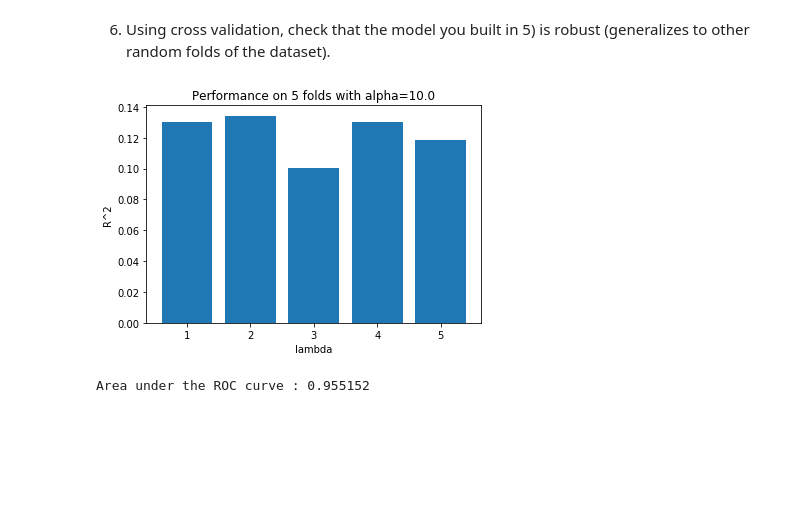
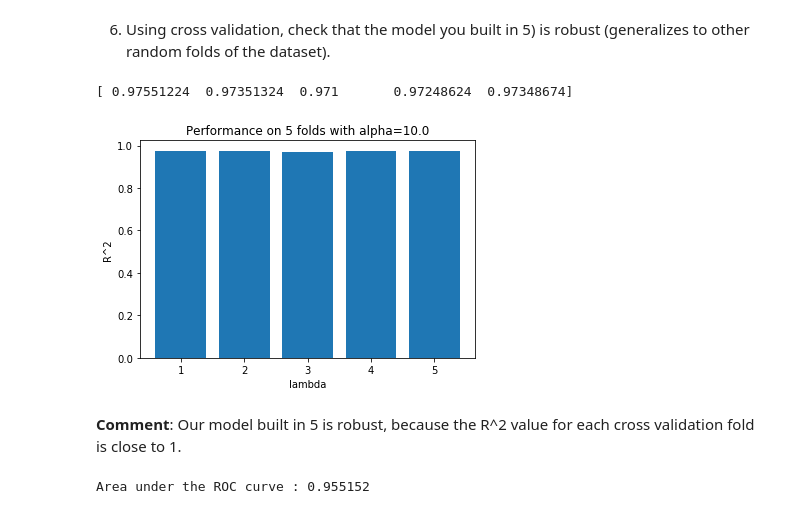
Before and after one commit to Columbia-Intro-Data-Science/python-introduction-sarahyu1, a Jupyter notebook: Homework 3 - Classification.ipynb, the cells around one changed output. Cells and saved outputs as stored; diff of their text form; code cells hidden in the pictures; blank space fills up the shorter version.

```diff
--- a/Homework 3 - Classification.ipynb
+++ b/Homework 3 - Classification.ipynb
@@ -227,21 +227,25 @@ According to the AUC ROC, we can see that after using Ridge regression with adde
 # %%
 from sklearn.model_selection import cross_val_score
 X = df_final[['balance', 'income','student_Yes']]
 y = df_final.default_Yes
 scaler = StandardScaler()
 X = X.as_matrix().astype(np.float)
 X = scaler.fit_transform(X)
 
 
-regr = Ridge(alpha=alpha_optim)
+regr = LogisticRegression(C=alpha_optim, penalty='l2')
 scores = cross_val_score(regr, X, y, cv=5)
+print(scores)
 plt.xlabel('lambda')
 plt.ylabel('R^2')
 plt.title('Performance on 5 folds with alpha=' + str(alpha_optim))
 plt.bar(range(1,6),scores)
 plt.show()
 # %% [output]
+[ 0.97551224  0.97351324  0.971       0.97248624  0.97348674]
-[figure, old version]
+[figure, new version]
+# %% [markdown]
+**Comment**: Our model built in 5 is robust, because the R^2 value for each cross validation fold is close to 1.
 # %%
 X = df_final[['balance', 'income','student_Yes']]
 y = df_final.default_Yes
```
Also changed, not shown: parts of 11 cells of this notebook.
